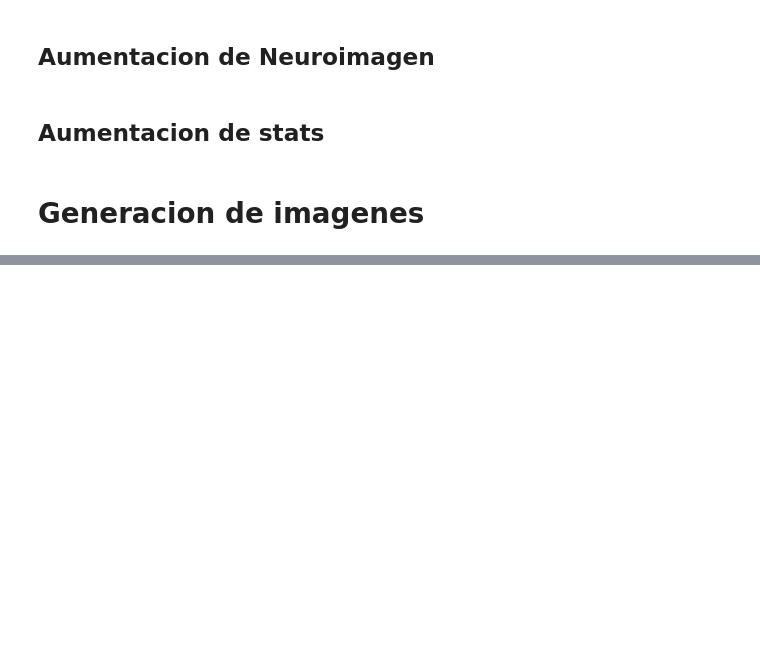
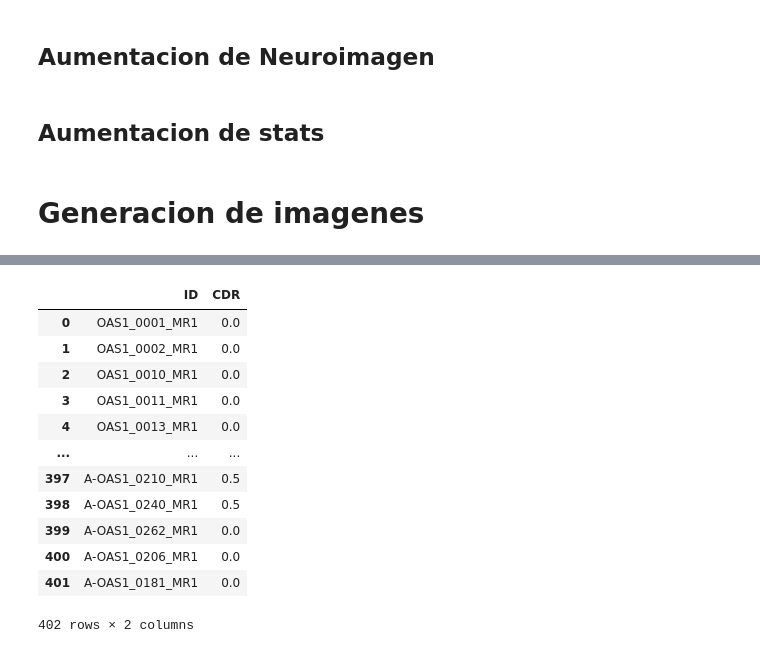
Before and after one commit to siouxi/gliara, a Jupyter notebook: Profiling&Augmentation.ipynb, the cells around one changed output, grey strips where cells are left out. Cells and saved outputs as stored; diff of their text form; code cells hidden in the pictures; blank space fills up the shorter version.

```diff
--- a/Profiling&Augmentation.ipynb
+++ b/Profiling&Augmentation.ipynb
@@ -232,0 +304,2 @@ data = apply_augmentations(data)
+# %%
+DATA = Alz[["ID","CDR"]]
@@ -232,0 +410,16 @@ data = apply_augmentations(data)
+# %%
+DATA
+# %% [output]
+|  | ID | CDR |
+| 0 | OAS1_0001_MR1 | 0.0 |
+| 1 | OAS1_0002_MR1 | 0.0 |
+| 2 | OAS1_0010_MR1 | 0.0 |
+| 3 | OAS1_0011_MR1 | 0.0 |
+| 4 | OAS1_0013_MR1 | 0.0 |
+| ... | ... | ... |
+| 397 | A-OAS1_0210_MR1 | 0.5 |
+| 398 | A-OAS1_0240_MR1 | 0.5 |
+| 399 | A-OAS1_0262_MR1 | 0.0 |
+| 400 | A-OAS1_0206_MR1 | 0.0 |
+| 401 | A-OAS1_0181_MR1 | 0.0 |
+402 rows × 2 columns
```
Also changed, not shown: parts of 9 cells of this notebook, 6 other files.
